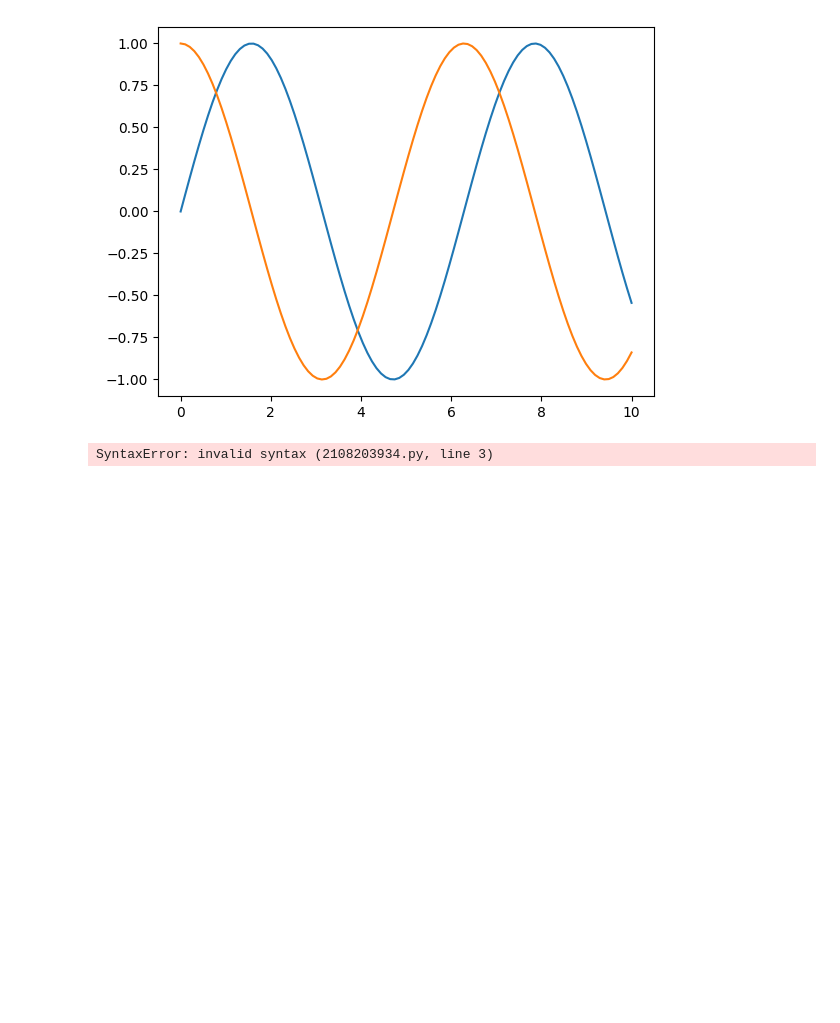
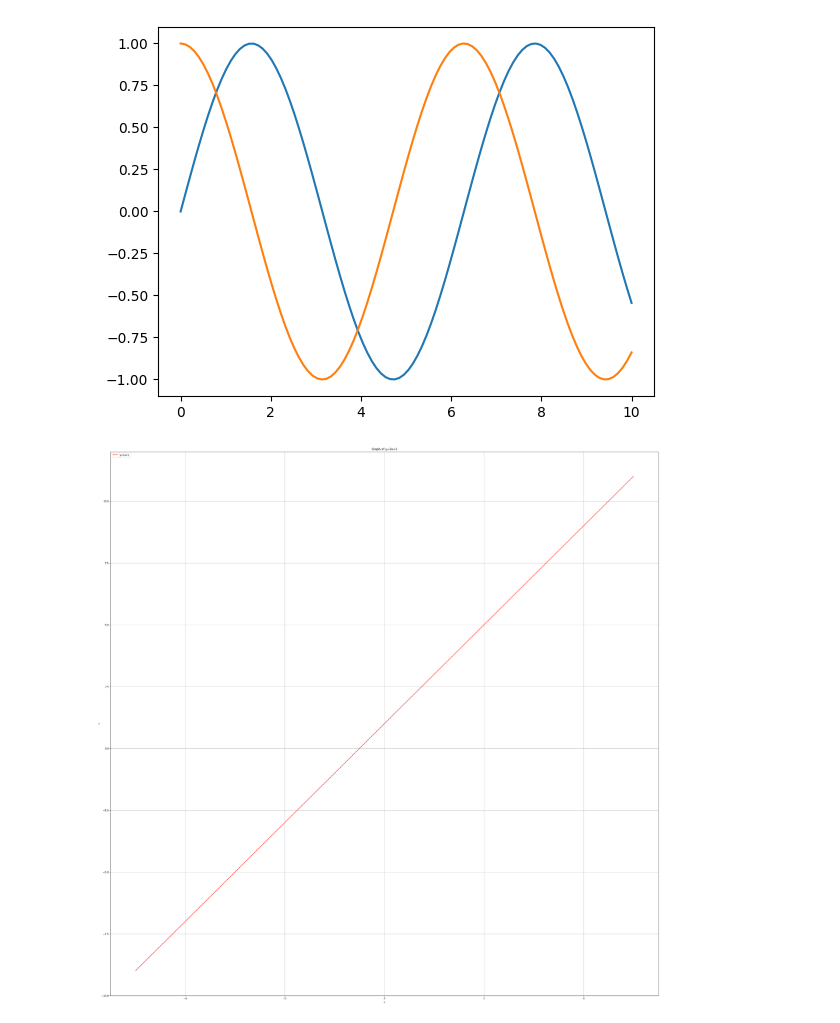
Before and after one commit to Wallo03/Python-Formart, a Jupyter notebook: test.ipynb, the cells around one changed output. Saved outputs shown, nothing was run; the diff lists cells and outputs as text; code cells hidden in the pictures; blank space fills up the shorter version.

```diff
--- a/test.ipynb
+++ b/test.ipynb
@@ -638,14 +638,15 @@ plt.savefig('Test.png')
 # %%
 import matplotlib.pyplot as plt
 import numpy as np
-x = np.linspace(-?,?,100)
+x = np.linspace(-5,5,100)
 y = 2*x+1
+plt.figure(figsize=(40,40))
 plt.plot(x, y, '-r', label='y=2x+1')
 plt.title('Graph of y=2x+1')
 plt.xlabel('x', color='#1C2843' )
 plt.ylabel('y', color='#1C2843')
 plt.legend(loc='upper left')
-#plt.grid()
-plt.show()
+plt.grid()
+#plt.show()
 # %% [output]
-SyntaxError: invalid syntax (2108203934.py, line 3)
+[figure, added]
```
Also changed, not shown: parts of 51 cells of this notebook, 1 other file.
